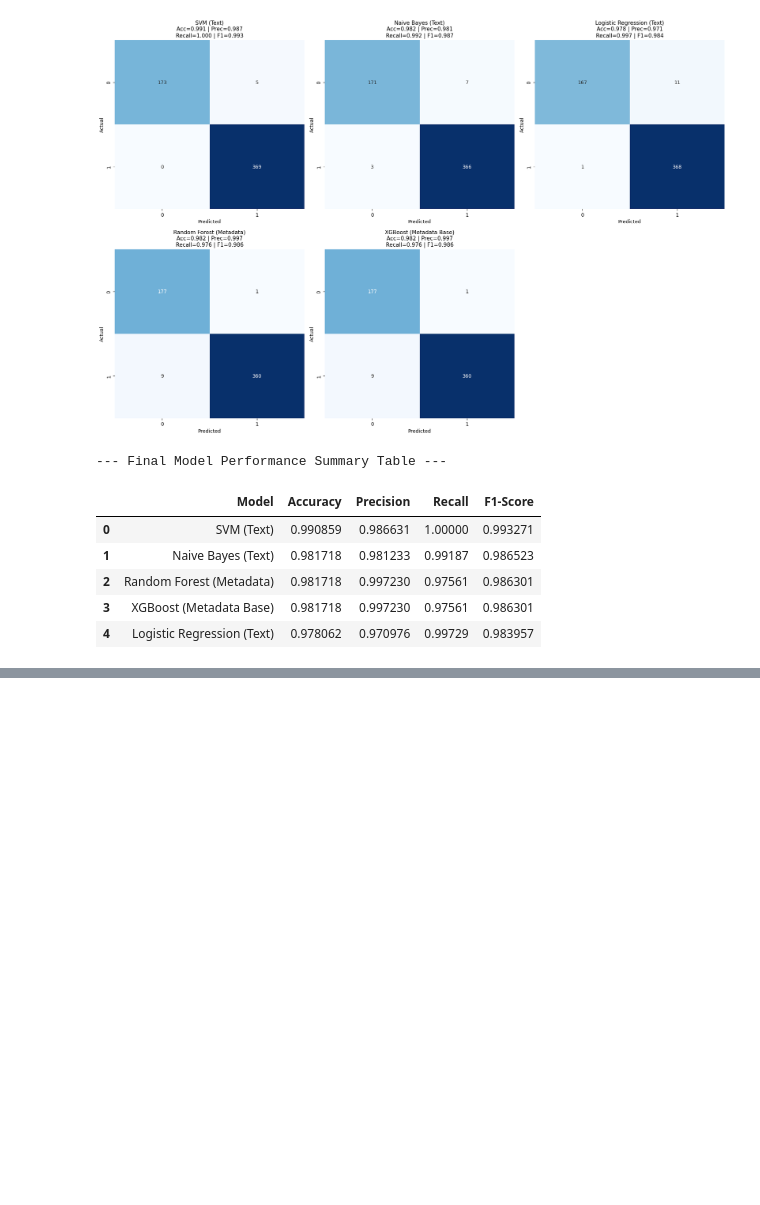
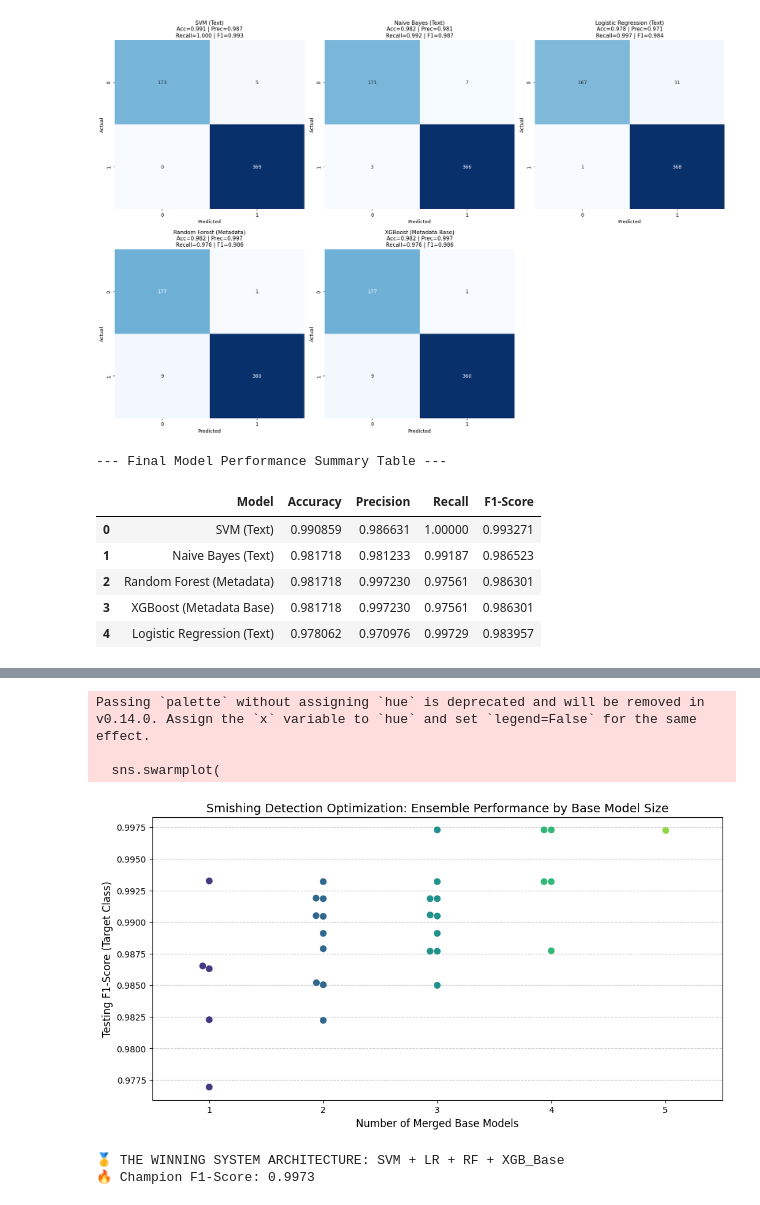
Before and after one commit to Hiagyl/Smishing-Detector, a Jupyter notebook: smishing_detector.ipynb, the cells around one changed output, grey strips where cells are left out. Drawn from its saved outputs; the diff is of its cells as text; code cells hidden in the pictures; blank space fills up the shorter version.

```diff
--- a/smishing_detector.ipynb
+++ b/smishing_detector.ipynb
@@ -151,0 +205,36 @@ To exploit both structural attributes (metadata length, sender profiles) and sem
+# %%
+# ==============================================================================
+# CELL 11: ENSEMBLE PERFORMANCE LANDSCAPE VISUALIZATION
+# ==============================================================================
+import matplotlib.pyplot as plt
+import seaborn as sns
+
+plt.figure(figsize=(12, 6))
+
+# Plot the F1-Score of all combinations colored by the number of models involved
+sns.swarmplot(
+    data=stacked_results_df,
+    x="Model_Count",
+    y="F1-Score",
+    palette="viridis",
+    size=8
+)
+
+plt.title("Smishing Detection Optimization: Ensemble Performance by Base Model Size", fontsize=14)
+plt.xlabel("Number of Merged Base Models", fontsize=12)
+plt.ylabel("Testing F1-Score (Target Class)", fontsize=12)
+plt.grid(axis='y', linestyle='--', alpha=0.7)
+
+plt.show()
+
+# Extract and crown the master configuration
+champion_combo = stacked_results_df.iloc[0]
+print(f"🥇 THE WINNING SYSTEM ARCHITECTURE: {champion_combo['Combination']}")
+print(f"🔥 Champion F1-Score: {champion_combo['F1-Score']:.4f}")
+# %% [output]
+Passing `palette` without assigning `hue` is deprecated and will be removed in v0.14.0. Assign the `x` variable to `hue` and set `legend=False` for the same effect.
+
+  sns.swarmplot(
+[figure, added]
+🥇 THE WINNING SYSTEM ARCHITECTURE: SVM + LR + RF + XGB_Base
+🔥 Champion F1-Score: 0.9973
```
Also changed, not shown: parts of 3 cells of this notebook, 2 other files.
